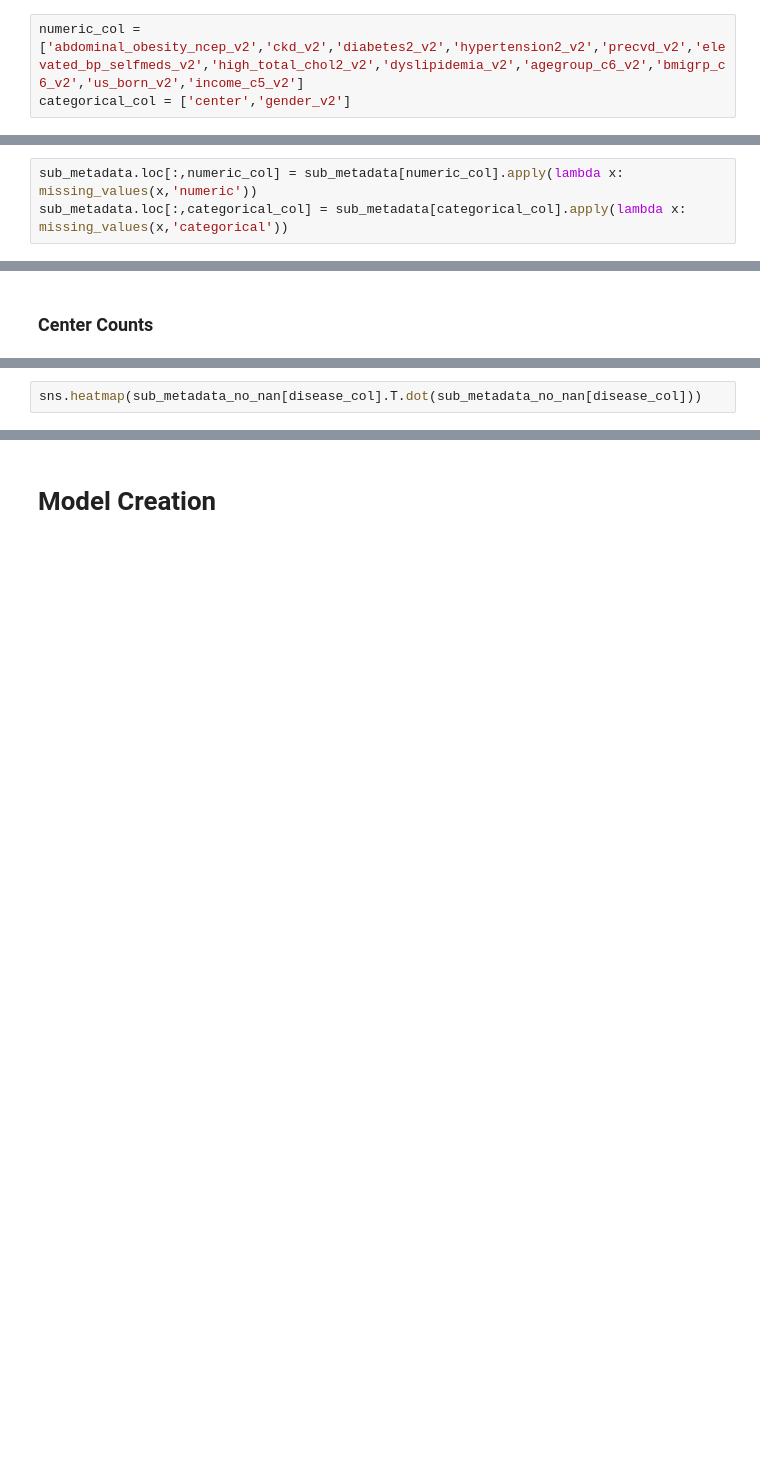
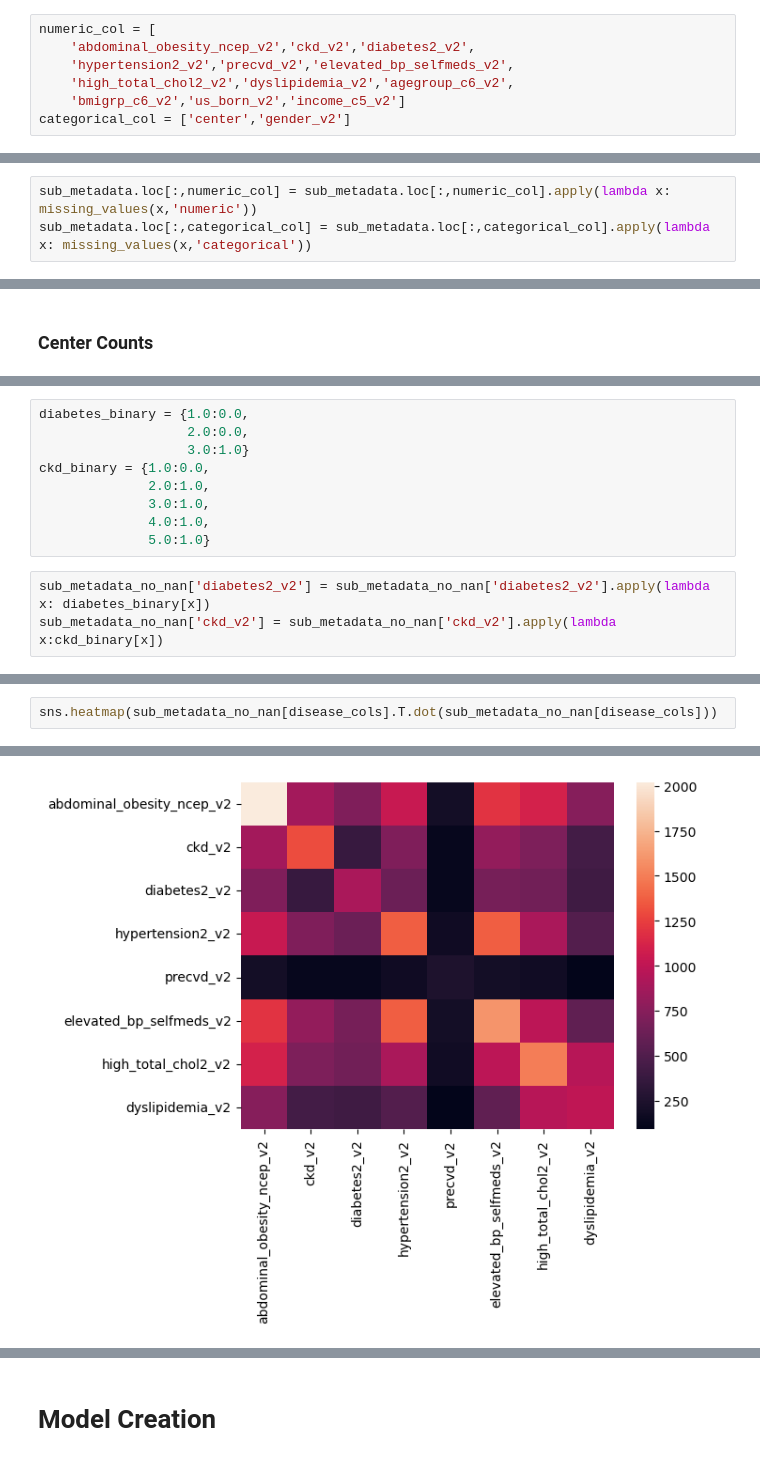
Before and after one commit to Amandoj/DSC180-Q2-Project, a Jupyter notebook: EDA.ipynb, the cells around one changed output, grey strips where cells are left out. Drawn from its saved outputs; the diff is of its cells as text; blank space fills up the shorter version.

Commit message:
converted variables to binary

```diff
--- a/EDA.ipynb
+++ b/EDA.ipynb
@@ -52,8 +93,12 @@ sub_metadata.head()
 # %%
-numeric_col = ['abdominal_obesity_ncep_v2','ckd_v2','diabetes2_v2','hypertension2_v2','precvd_v2','elevated_bp_selfmeds_v2','high_total_chol2_v2','dyslipidemia_v2','agegroup_c6_v2','bmigrp_c6_v2','us_born_v2','income_c5_v2']
+numeric_col = [
+    'abdominal_obesity_ncep_v2','ckd_v2','diabetes2_v2',
+    'hypertension2_v2','precvd_v2','elevated_bp_selfmeds_v2',
+    'high_total_chol2_v2','dyslipidemia_v2','agegroup_c6_v2',
+    'bmigrp_c6_v2','us_born_v2','income_c5_v2']
 categorical_col = ['center','gender_v2']
 # %% [markdown]
 ## Defining missing values
 # %%
-sub_metadata.loc[:,numeric_col] = sub_metadata[numeric_col].apply(lambda x: missing_values(x,'numeric'))
-sub_metadata.loc[:,categorical_col] = sub_metadata[categorical_col].apply(lambda x: missing_values(x,'categorical'))
+sub_metadata.loc[:,numeric_col] = sub_metadata.loc[:,numeric_col].apply(lambda x: missing_values(x,'numeric'))
+sub_metadata.loc[:,categorical_col] = sub_metadata.loc[:,categorical_col].apply(lambda x: missing_values(x,'categorical'))
@@ -88,0 +176,12 @@ sub_metadata_no_nan.shape[0]/sub_metadata.shape[0]
+# %%
+diabetes_binary = {1.0:0.0,
+                   2.0:0.0,
+                   3.0:1.0}
+ckd_binary = {1.0:0.0,
+              2.0:1.0,
+              3.0:1.0,
+              4.0:1.0,
+              5.0:1.0}
+# %%
+sub_metadata_no_nan['diabetes2_v2'] = sub_metadata_no_nan['diabetes2_v2'].apply(lambda x: diabetes_binary[x])
+sub_metadata_no_nan['ckd_v2'] = sub_metadata_no_nan['ckd_v2'].apply(lambda x:ckd_binary[x])
@@ -95,2 +225,3 @@ sub_metadata[['ckd_v2','abdominal_obesity_ncep_v2']].dropna().T.dot(sub_metadata
 # %%
-sns.heatmap(sub_metadata_no_nan[disease_col].T.dot(sub_metadata_no_nan[disease_col]))
+sns.heatmap(sub_metadata_no_nan[disease_cols].T.dot(sub_metadata_no_nan[disease_cols]))
+# %% [output]
@@ -96,0 +229 @@ sns.heatmap(sub_metadata_no_nan[disease_col].T.dot(sub_metadata_no_nan[disease_c
+[figure, added]
```
Also changed, not shown: parts of 24 cells of this notebook.
